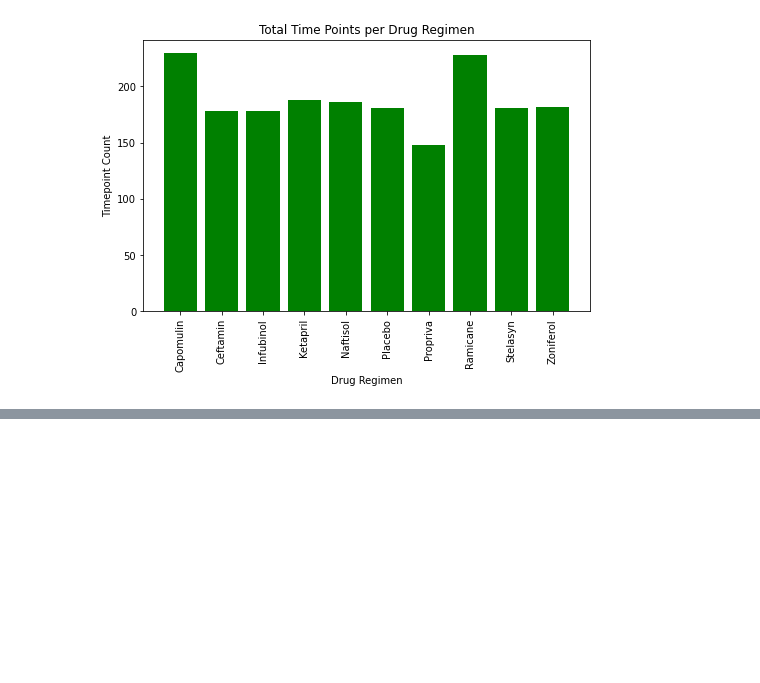
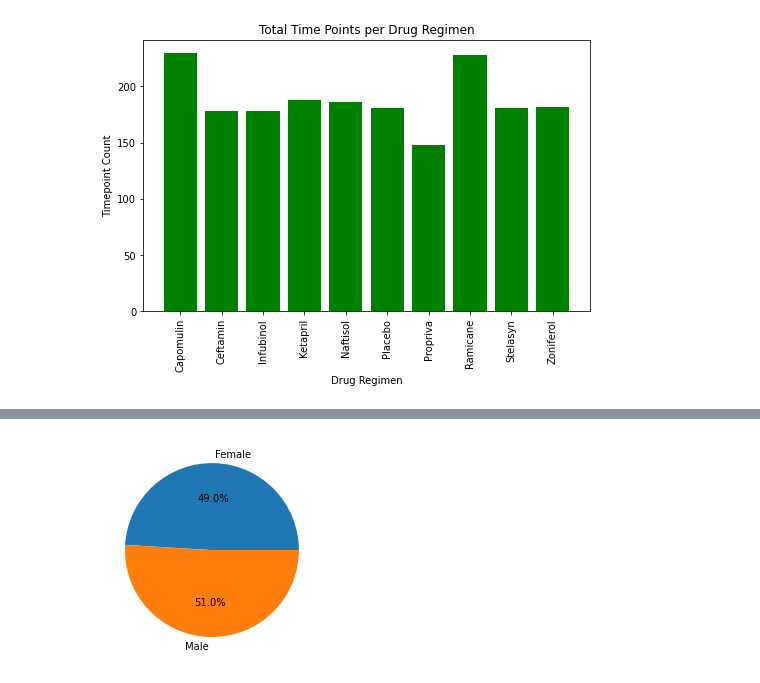
Before and after one commit to JoshMBell/Data_Visualization_Challenge, a Jupyter notebook: pymaceuticals_starter.ipynb, the cells around one changed output, grey strips where cells are left out. Saved outputs shown, nothing was run; the diff lists cells and outputs as text; code cells hidden in the pictures; blank space fills up the shorter version.

```diff
--- a/pymaceuticals_starter.ipynb
+++ b/pymaceuticals_starter.ipynb
@@ -191,2 +232,7 @@ plt.show()
+# %%
+plt.pie(sex_timepoint_grp['Timepoint'], labels = sex_timepoint_grp.index, autopct='%1.1f%%')
+plt.show()
+# %% [output]
+[figure, added]
 # %%
 #Calculate Quartiles, Find Outliers, and Create a Box Plot----------------------------------------------
```
Also changed, not shown: parts of 17 cells of this notebook.
